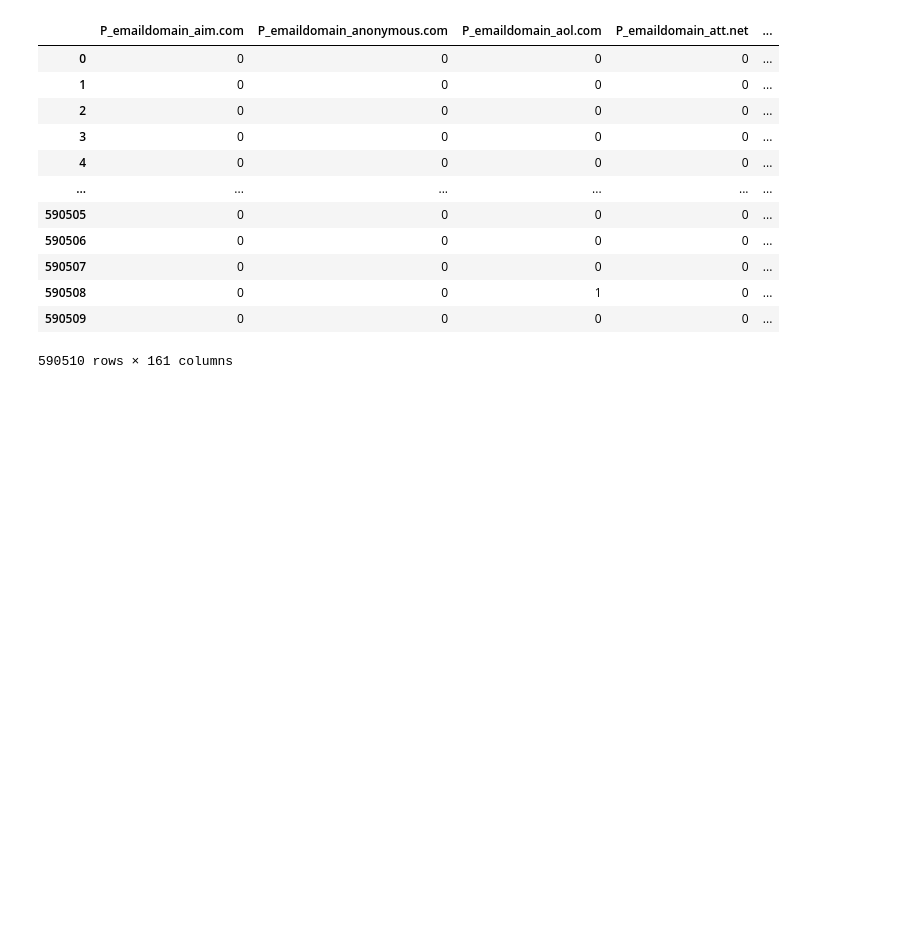
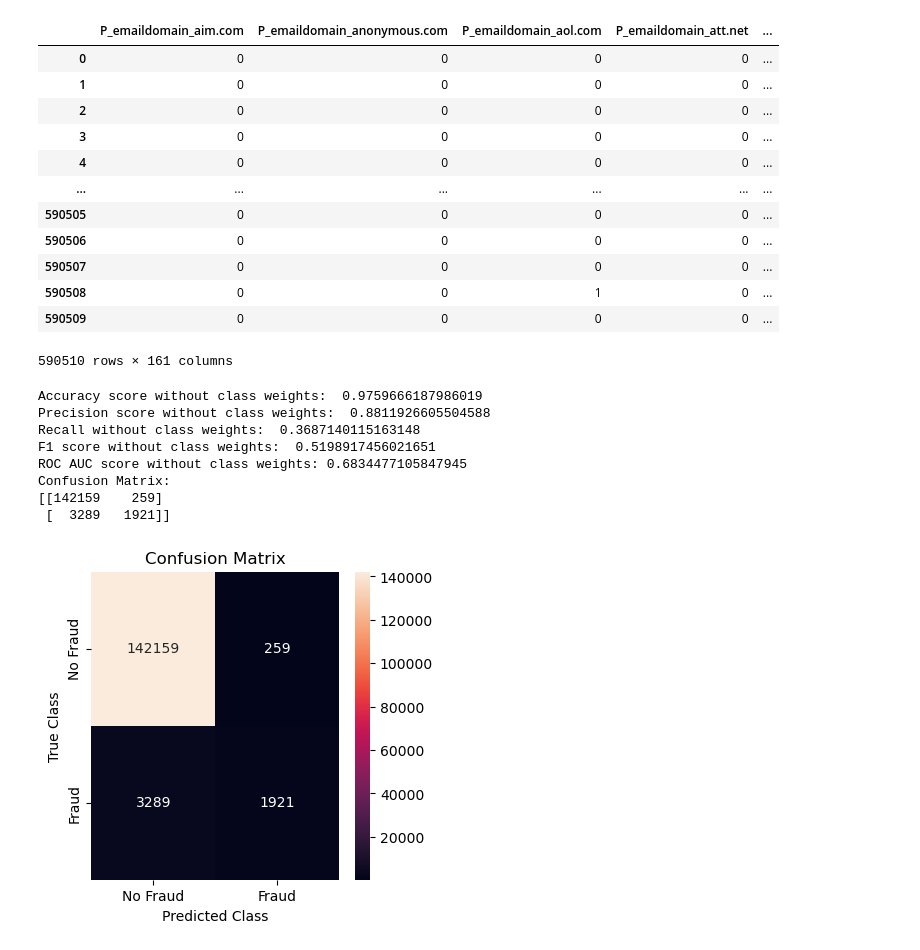
Before and after one commit to samyamaryal/IEEE-CIS, a Jupyter notebook: model-xgboost.ipynb, the cells around one changed output. Drawn from its saved outputs; the diff is of its cells as text; code cells hidden in the pictures; blank space fills up the shorter version.

Commit message:
3 variants of xgboost trained

```diff
--- a/model-xgboost.ipynb
+++ b/model-xgboost.ipynb
@@ -109,3 +86,40 @@ X_train, X_test, y_train, y_test = train_test_split(X, y, random_state=1)
 # Create classification matrices
 dtrain_clf = xgb.DMatrix(X_train, y_train, enable_categorical=True)
 dtest_clf = xgb.DMatrix(X_test, y_test, enable_categorical=True)
+# %%
+def conf_matrix(labels, preds):
+    cm = confusion_matrix(labels, preds)
+    print("Confusion Matrix:")
+    print(cm)
+    LABELS = ["No Fraud", "Fraud"]
+    plt.figure(figsize=(4, 4))
+    sns.heatmap(cm, xticklabels=LABELS, yticklabels=LABELS, annot=True, fmt='d')
+    plt.title("Confusion Matrix")
+    plt.ylabel("True Class")
+    plt.xlabel("Predicted Class")
+    plt.show()
+# %%
+no_wt_model = XGBClassifier()
+no_wt_model.fit(X_train, y_train)
+no_wt_pred = no_wt_model.predict(X_test)
+acc = accuracy_score(y_test, no_wt_pred)
+prec = precision_score(y_test, no_wt_pred)
+fone = f1_score(y_test, no_wt_pred)
+rec = recall_score(y_test, no_wt_pred)
+roc_score = roc_auc_score(y_test, no_wt_pred)
+print("Accuracy score without class weights: ", acc)
+print("Precision score without class weights: ", prec)
+print("Recall without class weights: ", rec)
+print("F1 score without class weights: ", fone)
+print("ROC AUC score without class weights:", roc_score)
+conf_matrix(y_test, no_wt_pred)
+# %% [output]
+Accuracy score without class weights:  0.9759666187986019
+Precision score without class weights:  0.8811926605504588
+Recall without class weights:  0.3687140115163148
+F1 score without class weights:  0.5198917456021651
+ROC AUC score without class weights: 0.6834477105847945
+Confusion Matrix:
+[[142159    259]
+ [  3289   1921]]
+[figure, added]
```
Also changed, not shown: parts of 49 cells of this notebook.
